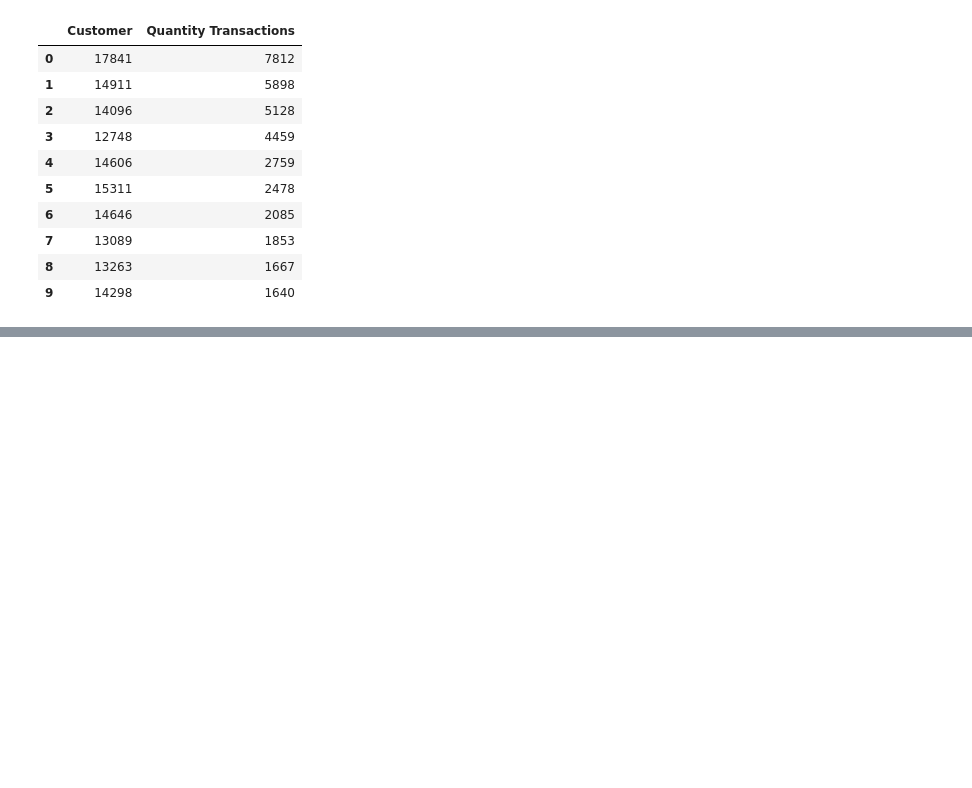
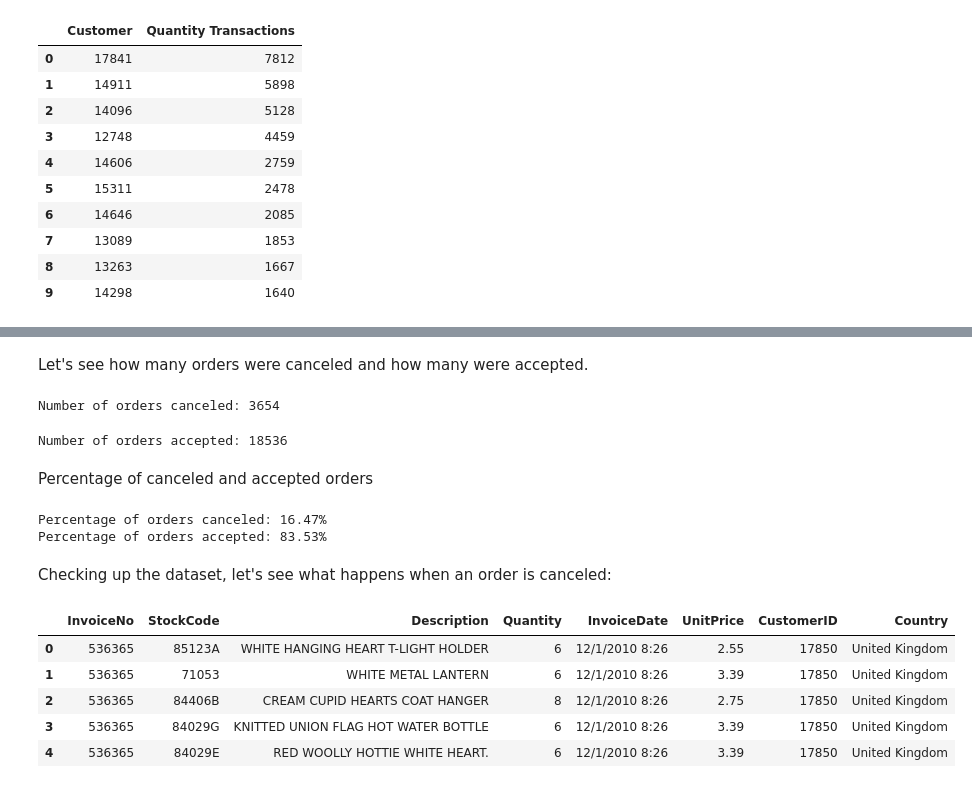
Before and after one commit to kleyersoma/E-Commerce_UK_Retailer_ML, a Jupyter notebook: e-commerce_uk_retailer_machine_learning_analysis.ipynb, the cells around one changed output, grey strips where cells are left out. Cells and saved outputs as stored; diff of their text form; code cells hidden in the pictures; blank space fills up the shorter version.

```diff
--- a/e-commerce_uk_retailer_machine_learning_analysis.ipynb
+++ b/e-commerce_uk_retailer_machine_learning_analysis.ipynb
@@ -350,0 +397,32 @@ customers_transactions.head(10)
+# %% [markdown]
+Let's see how many orders were canceled and how many were accepted.
+# %%
+canceled_transcs = qty_products_per_transc['Order_Canceled'].sum()
+print('Number of orders canceled: {}'.format(canceled_transcs))
+# %% [output]
+Number of orders canceled: 3654
+# %%
+total_transcs = qty_products_per_transc.shape[0]
+print('Number of orders accepted: {}'.format(total_transcs-canceled_transcs))
+# %% [output]
+Number of orders accepted: 18536
+# %% [markdown]
+Percentage of canceled and accepted orders
+# %%
+print('Percentage of orders canceled: {:.2f}%'.format(canceled_transcs/total_transcs*100))
+print('Percentage of orders accepted: {:.2f}%'.format(100-(canceled_transcs/total_transcs*100)))
+# %% [output]
+Percentage of orders canceled: 16.47%
+Percentage of orders accepted: 83.53%
+# %% [markdown]
+Checking up the dataset, let's see what happens when an order is canceled:
+# %%
+df.sort_values('CustomerID')
+df.head(5)
+# %% [output]
+|  | InvoiceNo | StockCode | Description | Quantity | InvoiceDate | UnitPrice | CustomerID | Country |
+| 0 | 536365 | 85123A | WHITE HANGING HEART T-LIGHT HOLDER | 6 | 12/1/2010 8:26 | 2.55 | 17850 | United Kingdom |
+| 1 | 536365 | 71053 | WHITE METAL LANTERN | 6 | 12/1/2010 8:26 | 3.39 | 17850 | United Kingdom |
+| 2 | 536365 | 84406B | CREAM CUPID HEARTS COAT HANGER | 8 | 12/1/2010 8:26 | 2.75 | 17850 | United Kingdom |
+| 3 | 536365 | 84029G | KNITTED UNION FLAG HOT WATER BOTTLE | 6 | 12/1/2010 8:26 | 3.39 | 17850 | United Kingdom |
+| 4 | 536365 | 84029E | RED WOOLLY HOTTIE WHITE HEART. | 6 | 12/1/2010 8:26 | 3.39 | 17850 | United Kingdom |
```
Also changed, not shown: parts of 38 cells of this notebook.
